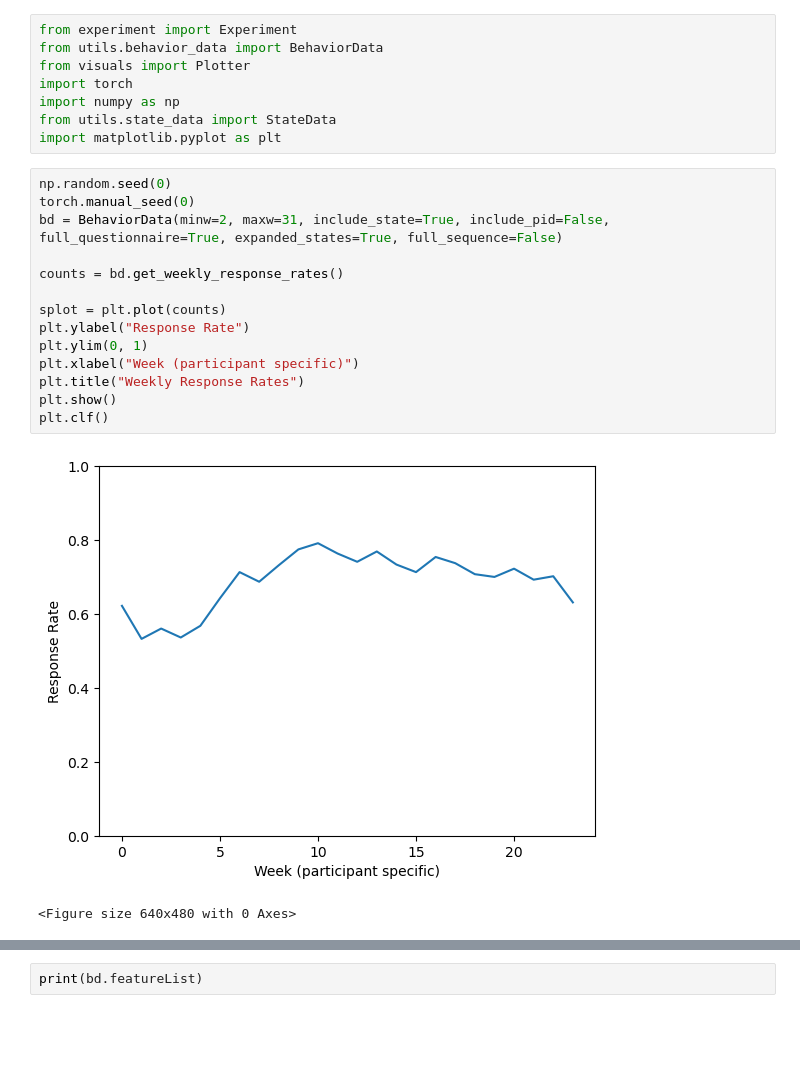
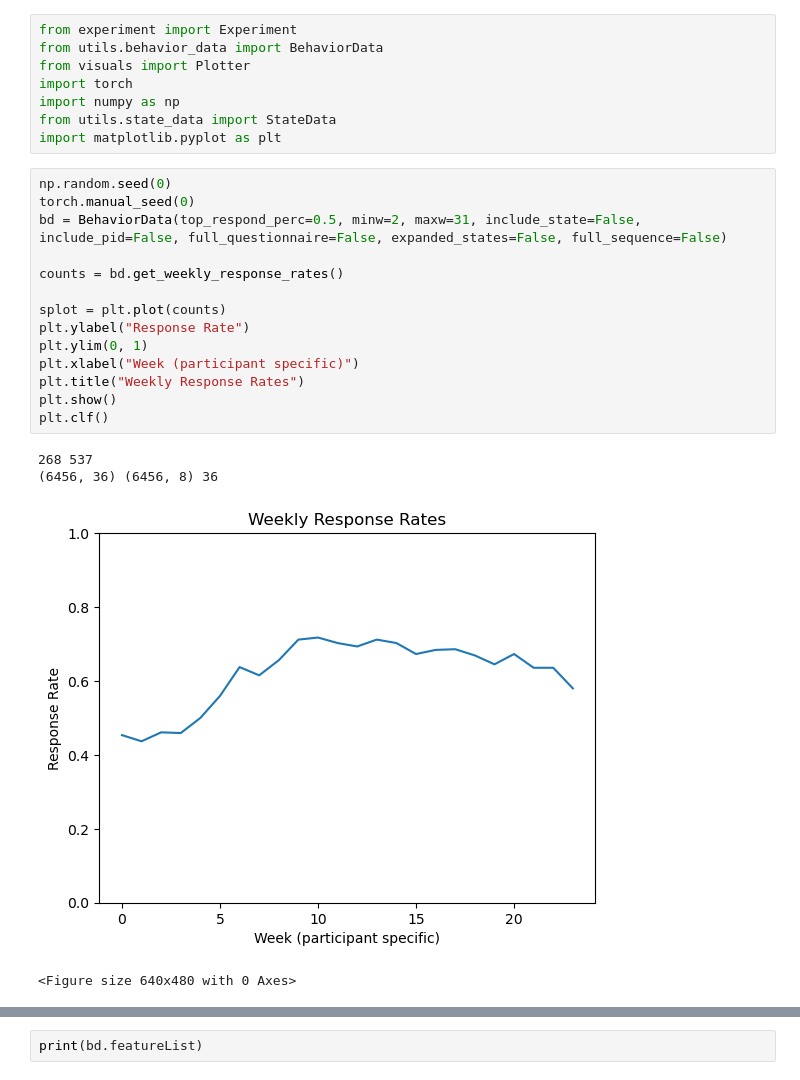
Before and after one commit to SempiternalSarah/mdiabetes-behavior-modeling, a Jupyter notebook: bdtesting.ipynb, the cells around one changed output, grey strips where cells are left out. Saved outputs shown, nothing was run; the diff lists cells and outputs as text; blank space fills up the shorter version.

```diff
--- a/bdtesting.ipynb
+++ b/bdtesting.ipynb
@@ -9,20 +9,22 @@ import matplotlib.pyplot as plt
 # %%
 np.random.seed(0)
 torch.manual_seed(0)
-bd = BehaviorData(minw=2, maxw=31, include_state=True, include_pid=False, full_questionnaire=True, expanded_states=True, full_sequence=False)
+bd = BehaviorData(top_respond_perc=0.5, minw=2, maxw=31, include_state=False, include_pid=False, full_questionnaire=False, expanded_states=False, full_sequence=False)
 
 counts = bd.get_weekly_response_rates()
 
 splot = plt.plot(counts)
 plt.ylabel("Response Rate")
 plt.ylim(0, 1)
 plt.xlabel("Week (participant specific)")
 plt.title("Weekly Response Rates")
 plt.show()
 plt.clf()
 # %% [output]
+268 537
+(6456, 36) (6456, 8) 36
-[figure, old version]
+[figure, new version]
-<Figure size 640x480 with 0 Axes>
+<Figure size 640x480 with 0 Axes>
 # %%
 # percs = bd.counts / 56
 print(bd.responseIdx)
```
Also changed, not shown: parts of 3 cells of this notebook, 3 other files.
